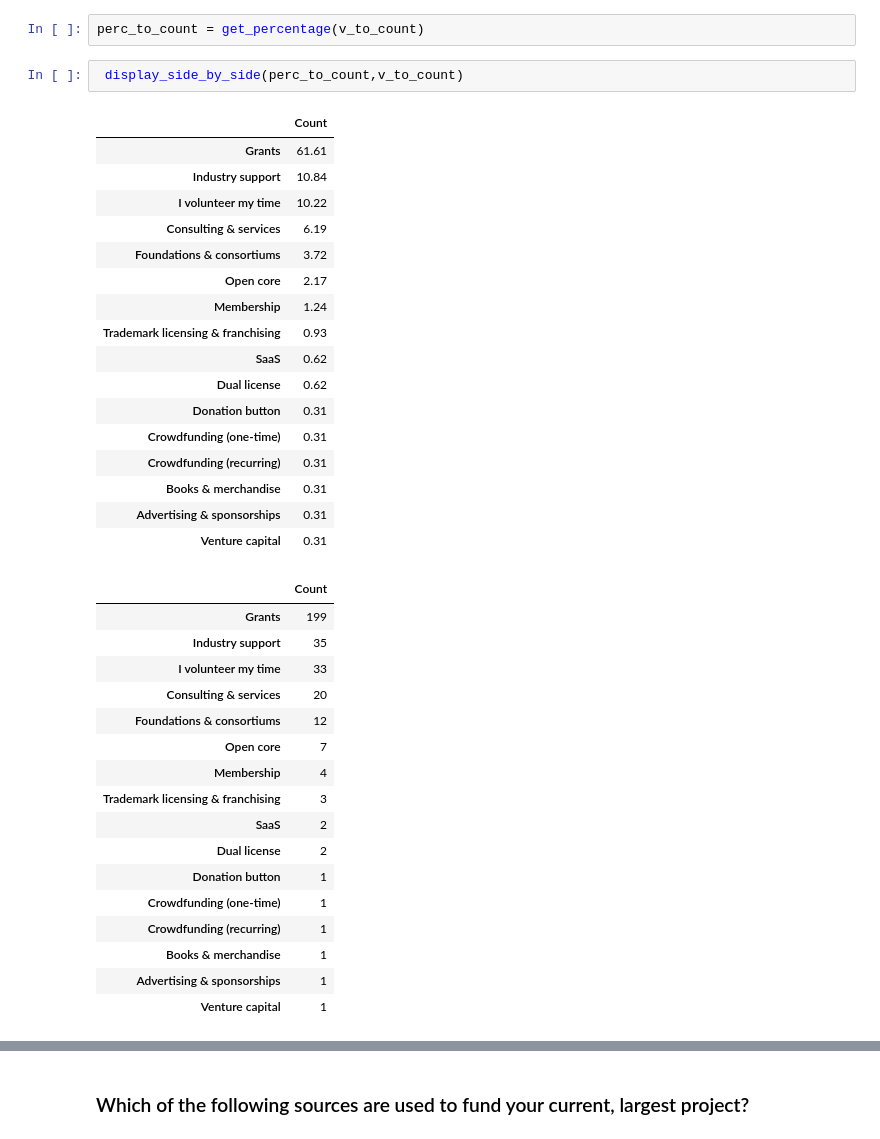
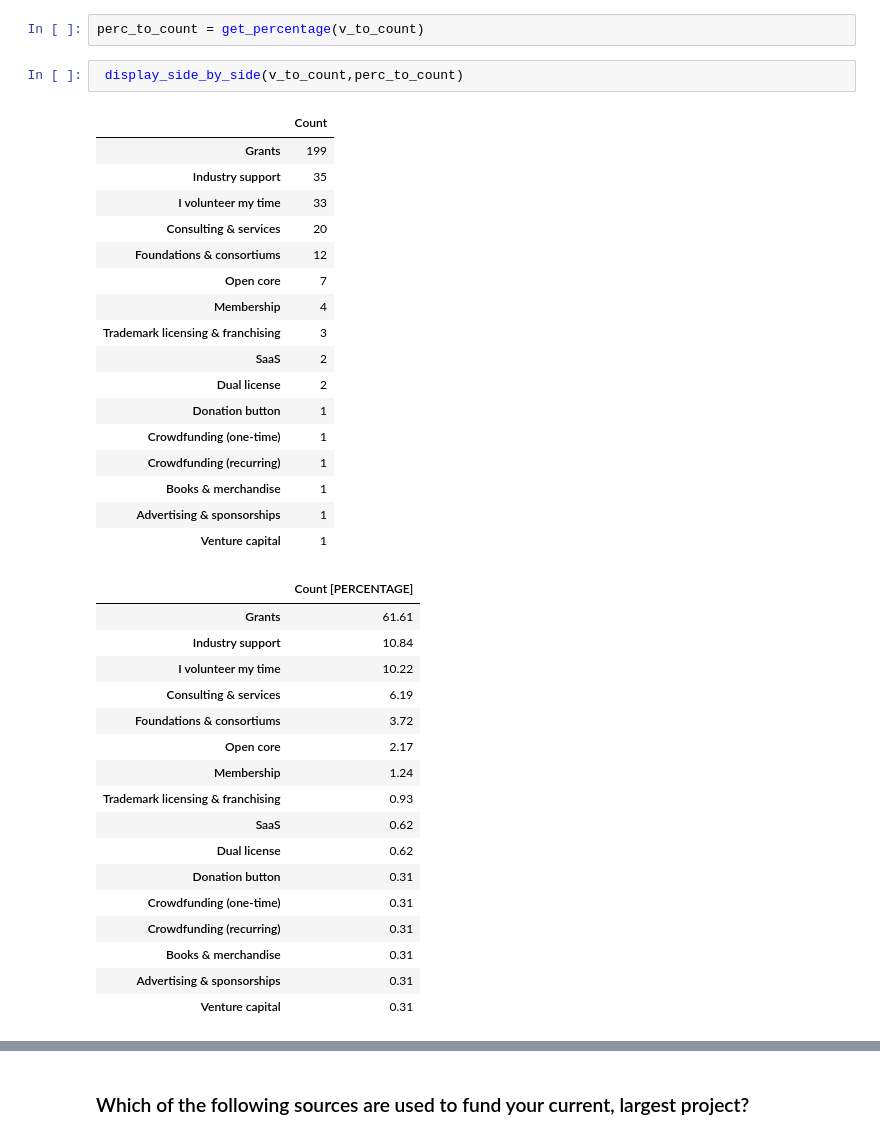
Before and after one commit to softwaresaved/international-survey, a Jupyter notebook: analysis/data_process/uk_2017/uk_17.ipynb, the cells around one changed output, grey strips where cells are left out. Saved outputs shown, nothing was run; the diff lists cells and outputs as text.

```diff
--- a/analysis/data_process/uk_2017/uk_17.ipynb
+++ b/analysis/data_process/uk_2017/uk_17.ipynb
@@ -835,42 +805,42 @@ See the caveats in the documentation: http://pandas.pydata.org/pandas-docs/stabl
 # %%
 perc_to_count = get_percentage(v_to_count)
 # %%
- display_side_by_side(perc_to_count,v_to_count)
+ display_side_by_side(v_to_count,perc_to_count)
 # %% [output]
 |  | Count |
-| Grants | 61.61 |
-| Industry support | 10.84 |
-| I volunteer my time | 10.22 |
-| Consulting & services | 6.19 |
-| Foundations & consortiums | 3.72 |
-| Open core | 2.17 |
-| Membership | 1.24 |
-| Trademark licensing & franchising | 0.93 |
-| SaaS | 0.62 |
-| Dual license | 0.62 |
-| Donation button | 0.31 |
-| Crowdfunding (one-time) | 0.31 |
-| Crowdfunding (recurring) | 0.31 |
-| Books & merchandise | 0.31 |
-| Advertising & sponsorships | 0.31 |
-| Venture capital | 0.31 |
+| Grants | 199 |
+| Industry support | 35 |
+| I volunteer my time | 33 |
+| Consulting & services | 20 |
+| Foundations & consortiums | 12 |
+| Open core | 7 |
+| Membership | 4 |
+| Trademark licensing & franchising | 3 |
+| SaaS | 2 |
+| Dual license | 2 |
+| Donation button | 1 |
+| Crowdfunding (one-time) | 1 |
+| Crowdfunding (recurring) | 1 |
+| Books & merchandise | 1 |
+| Advertising & sponsorships | 1 |
+| Venture capital | 1 |
-|  | Count |
-| Grants | 199 |
-| Industry support | 35 |
-| I volunteer my time | 33 |
-| Consulting & services | 20 |
-| Foundations & consortiums | 12 |
-| Open core | 7 |
-| Membership | 4 |
-| Trademark licensing & franchising | 3 |
-| SaaS | 2 |
-| Dual license | 2 |
-| Donation button | 1 |
-| Crowdfunding (one-time) | 1 |
-| Crowdfunding (recurring) | 1 |
-| Books & merchandise | 1 |
-| Advertising & sponsorships | 1 |
-| Venture capital | 1 |
+|  | Count [PERCENTAGE] |
+| Grants | 61.61 |
+| Industry support | 10.84 |
+| I volunteer my time | 10.22 |
+| Consulting & services | 6.19 |
+| Foundations & consortiums | 3.72 |
+| Open core | 2.17 |
+| Membership | 1.24 |
+| Trademark licensing & franchising | 0.93 |
+| SaaS | 0.62 |
+| Dual license | 0.62 |
+| Donation button | 0.31 |
+| Crowdfunding (one-time) | 0.31 |
+| Crowdfunding (recurring) | 0.31 |
+| Books & merchandise | 0.31 |
+| Advertising & sponsorships | 0.31 |
+| Venture capital | 0.31 |
 # %%
 _ = get_plot(perc_to_count, "multiple choices")
 # %% [output]
```
Also changed, not shown: parts of 109 cells of this notebook, 4 other files.
